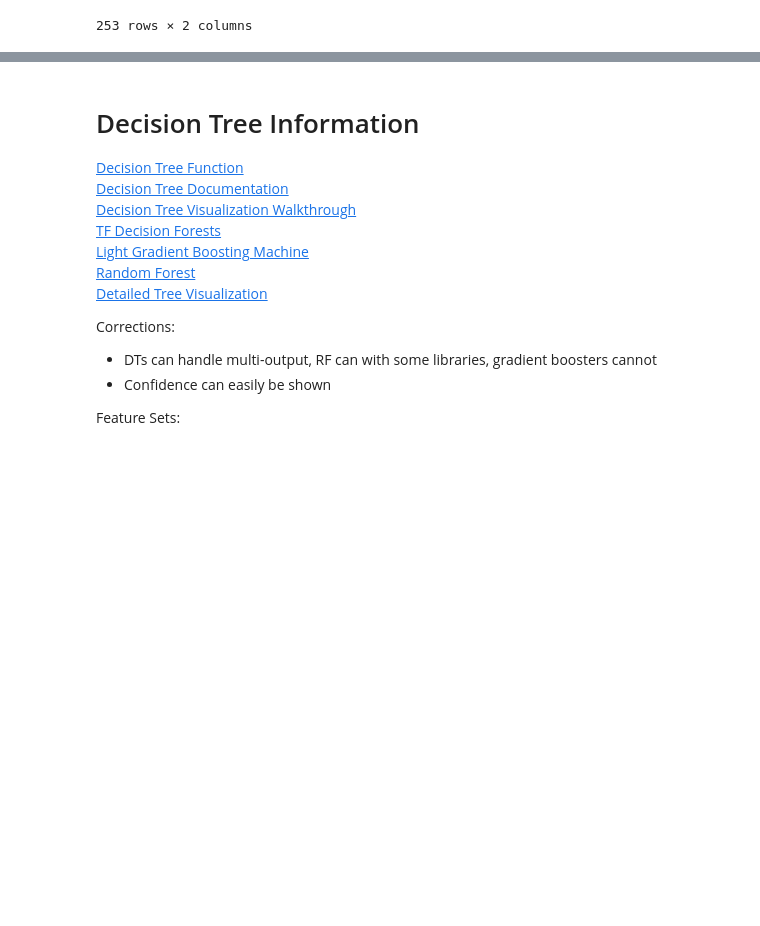
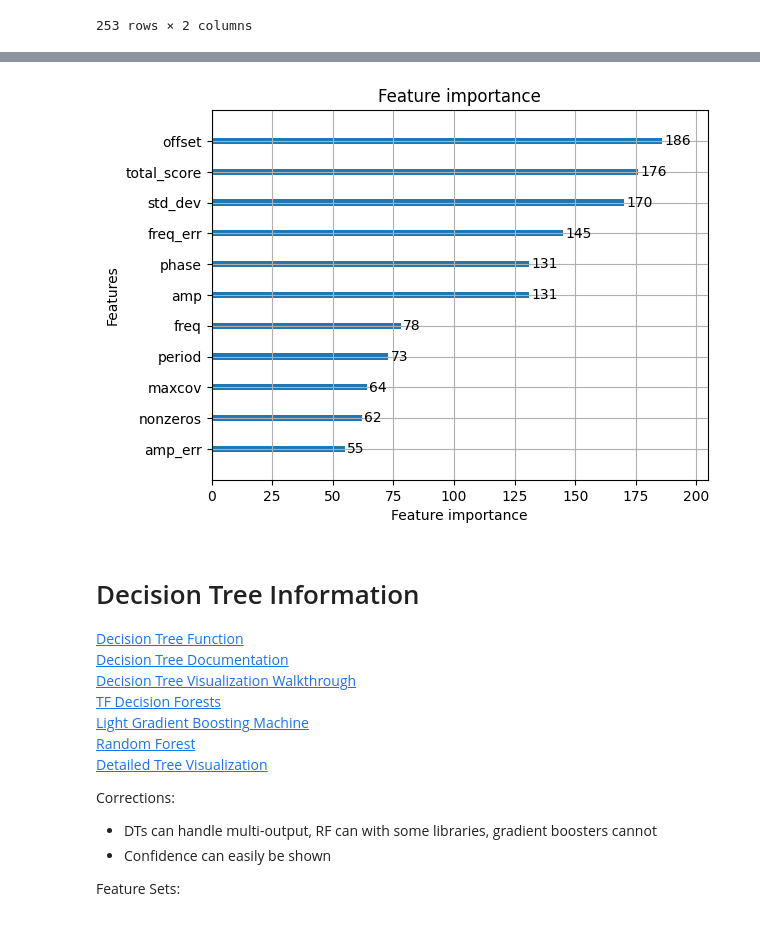
Before and after one commit to ncallahanml/sine_wave_regression, a Jupyter notebook: FeatureAnalysis.ipynb, the cells around one changed output, grey strips where cells are left out. Saved outputs shown, nothing was run; the diff lists cells and outputs as text; code cells hidden in the pictures; blank space fills up the shorter version.

```diff
--- a/FeatureAnalysis.ipynb
+++ b/FeatureAnalysis.ipynb
@@ -215,40 +625,52 @@ plt.show()
 # %%
 def print_decision_tree(model, save_path=''):
-    text_repr = tree.export_text(model)
+    text_repr = export_text(model)
     print(text_repr)
     if save_path:
         with open(save_path, 'w') as f:
             f.write(text_repr)
     return text_repr
 
 def plot_decision_tree(model, save_path='', dpi=300):
     plt.figure(figsize=(16,16), dpi=dpi)
     plot_tree(
         model,
         feature_names=model.feature_names_in_,
         class_names=['No LSTID','LSTID'],
         filled=True
     )
     if save_path:
         plt.savefig(save_path, dpi=dpi)
     plt.show()
     return
 
-def plot_importance(model, save_path='', dpi=dpi):
+def plot_importance_custom(model, save_path='', dpi=300):
     plt.figure(figsize=(16,16), dpi=dpi)
     data = pd.DataFrame({
-        'features' : model.feature_names_in_
-        'importance' : model.feature_importances_,
-    }).set_index('features')
-    sns.barplot(data=data, y='importance', hue='importance', palette='flare')
+        'features' : model.feature_names_in_,
+        'importance' : model.feature_importances_ if hasattr(model, 'feature_importances_') else model.coef_[0,:],
+    }).set_index('features').sort_values('importance', ascending=False)
+#     sns.barplot(data=data, x='features', y='importance', hue='importance', palette='flare')
+    data.plot.bar()
     if save_path:
         plt.savefig(save_path, dpi=dpi)
     plt.show()
     return
 
-print_decision_tree(model, save_path='dt_text.txt')
-plot_decision_tree(model, save_path='dt_info.png')
-plot_importance(model, save_path='dt_fimp.png')
+# print_decision_tree(dtc_model, save_path='dt_text.txt')
+# plot_decision_tree(dtc_model, save_path='dt_info.png')
+def plot_best(best_model):
+    if best_model is not None:
+        try:
+            plot_importance(best_model)
+        except TypeError:
+            plot_importance_custom(best_model, save_path='dt_fimp.png')
+    else:
+        print('No best model found')
+    return
+plot_best(lgbm_model)
+# %% [output]
+[figure, added]
 # %% [markdown]
 # Decision Tree Information
 [Decision Tree Function](https://scikit-learn.org/stable/modules/generated/sklearn.tree.DecisionTreeClassifier.html)
```
Also changed, not shown: parts of 8 cells of this notebook, 7 other files.
